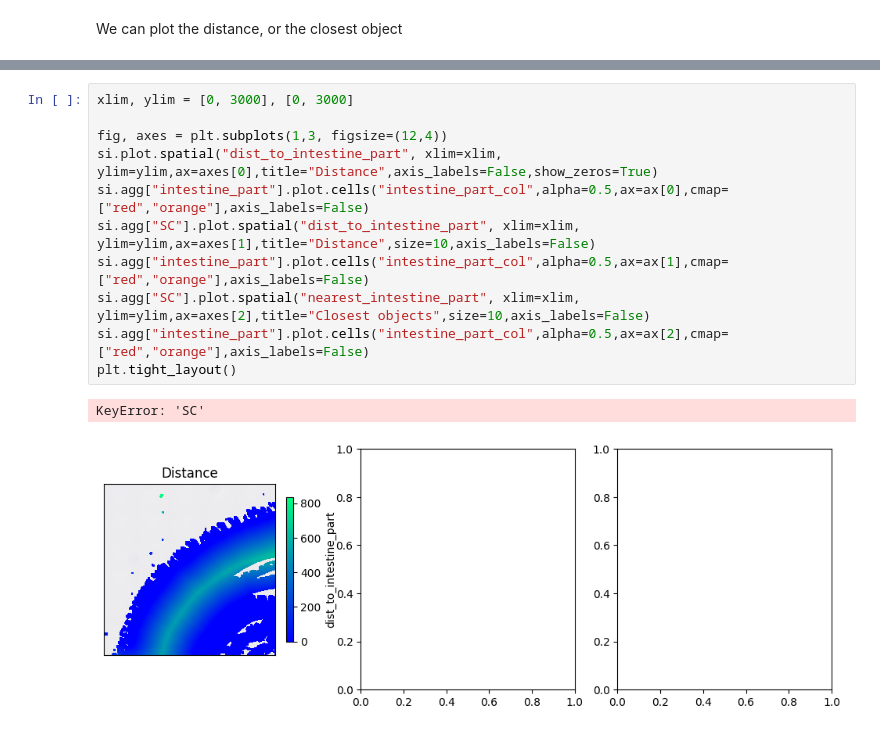
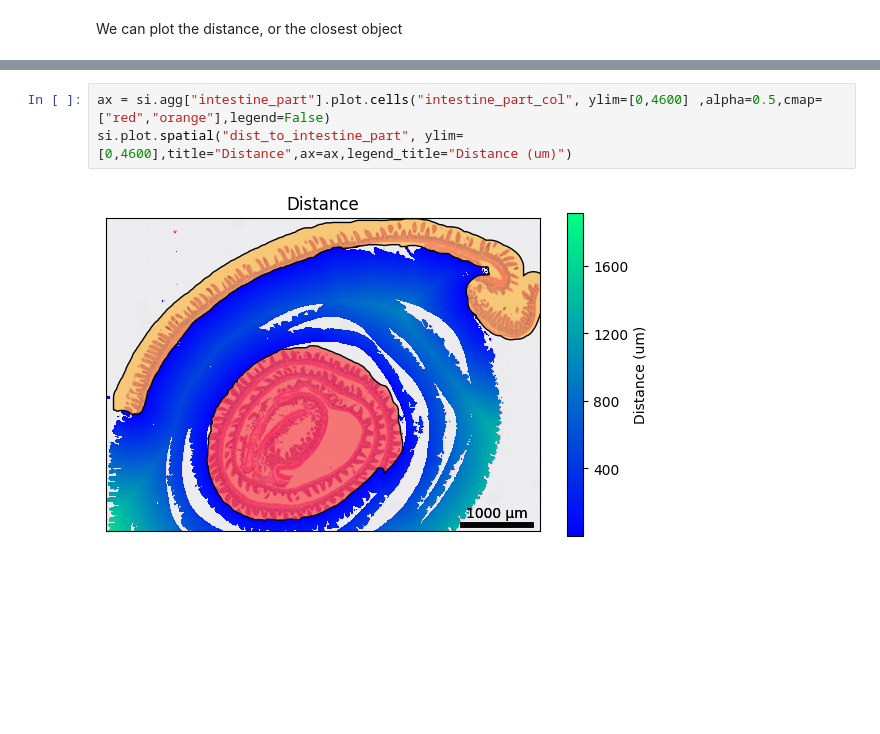
Before and after one commit to roynov01/HiVis, a Jupyter notebook: tutorials/5_analyses.ipynb, the cells around one changed output, grey strips where cells are left out. Cells and saved outputs as stored; diff of their text form; blank space fills up the shorter version.

```diff
--- a/tutorials/5_analyses.ipynb
+++ b/tutorials/5_analyses.ipynb
@@ -232,14 +233,5 @@ obs: intestine_part, pxl_row_in_fullres, pxl_col_in_fullres, nUMI, spot_count, p
 # %%
-xlim, ylim = [0, 3000], [0, 3000]
-
-fig, axes = plt.subplots(1,3, figsize=(12,4))
-si.plot.spatial("dist_to_intestine_part", xlim=xlim, ylim=ylim,ax=axes[0],title="Distance",axis_labels=False,show_zeros=True)
-si.agg["intestine_part"].plot.cells("intestine_part_col",alpha=0.5,ax=ax[0],cmap=["red","orange"],axis_labels=False)
-si.agg["SC"].plot.spatial("dist_to_intestine_part", xlim=xlim, ylim=ylim,ax=axes[1],title="Distance",size=10,axis_labels=False)
-si.agg["intestine_part"].plot.cells("intestine_part_col",alpha=0.5,ax=ax[1],cmap=["red","orange"],axis_labels=False)
-si.agg["SC"].plot.spatial("nearest_intestine_part", xlim=xlim, ylim=ylim,ax=axes[2],title="Closest objects",size=10,axis_labels=False)
-si.agg["intestine_part"].plot.cells("intestine_part_col",alpha=0.5,ax=ax[2],cmap=["red","orange"],axis_labels=False)
-plt.tight_layout()
+ax = si.agg["intestine_part"].plot.cells("intestine_part_col", ylim=[0,4600] ,alpha=0.5,cmap=["red","orange"],legend=False)
+si.plot.spatial("dist_to_intestine_part", ylim=[0,4600],title="Distance",ax=ax,legend_title="Distance (um)")
 # %% [output]
-KeyError: 'SC'
-[figure, old version]
+[figure, new version]
```
Also changed, not shown: parts of 20 cells of this notebook, 5 other files.
